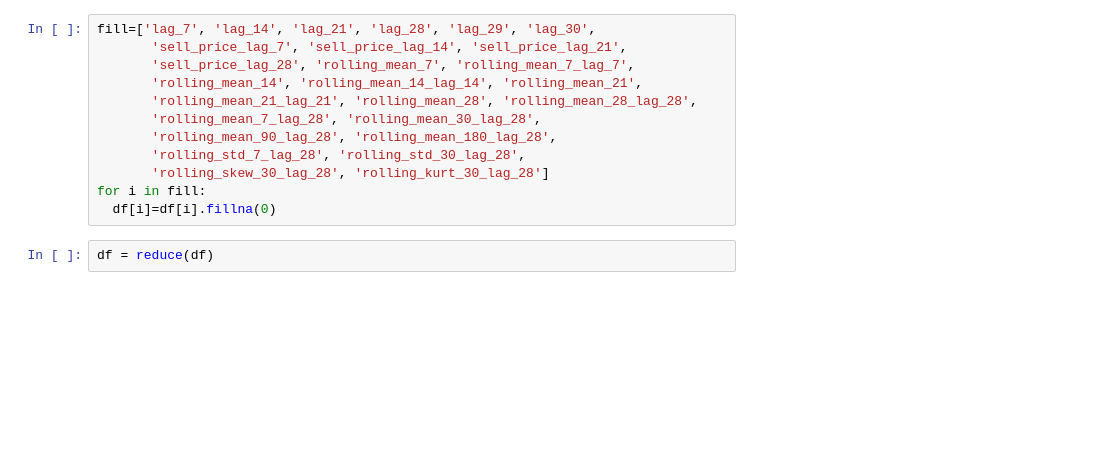
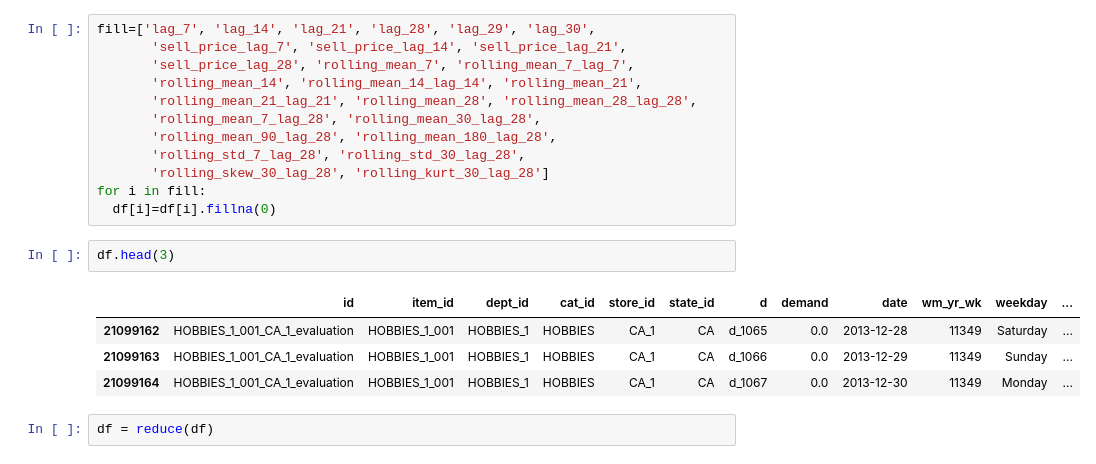
Before and after one commit to thinnguyenqb/KHDLUD-Nhom05, a Jupyter notebook: Report.ipynb, the cells around one changed output. Cells and saved outputs as stored; diff of their text form; blank space fills up the shorter version.

```diff
--- a/Report.ipynb
+++ b/Report.ipynb
@@ -386,6 +384,13 @@ fill=['lag_7', 'lag_14', 'lag_21', 'lag_28', 'lag_29', 'lag_30',
        'rolling_skew_30_lag_28', 'rolling_kurt_30_lag_28']
 for i in fill:
   df[i]=df[i].fillna(0)
+# %%
+df.head(3)
+# %% [output]
+|  | id | item_id | dept_id | cat_id | store_id | state_id | d | demand | date | wm_yr_wk | weekday | ... |
+| 21099162 | HOBBIES_1_001_CA_1_evaluation | HOBBIES_1_001 | HOBBIES_1 | HOBBIES | CA_1 | CA | d_1065 | 0.0 | 2013-12-28 | 11349 | Saturday | ... |
+| 21099163 | HOBBIES_1_001_CA_1_evaluation | HOBBIES_1_001 | HOBBIES_1 | HOBBIES | CA_1 | CA | d_1066 | 0.0 | 2013-12-29 | 11349 | Sunday | ... |
+| 21099164 | HOBBIES_1_001_CA_1_evaluation | HOBBIES_1_001 | HOBBIES_1 | HOBBIES | CA_1 | CA | d_1067 | 0.0 | 2013-12-30 | 11349 | Monday | ... |
 # %%
 df = reduce(df)
 # %%
```
Also changed, not shown: parts of 39 cells of this notebook.
